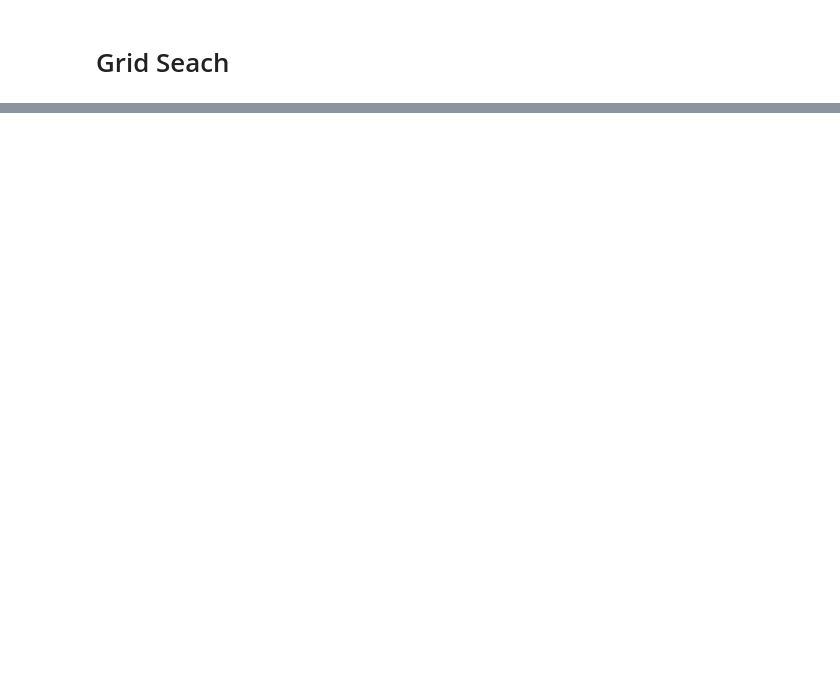
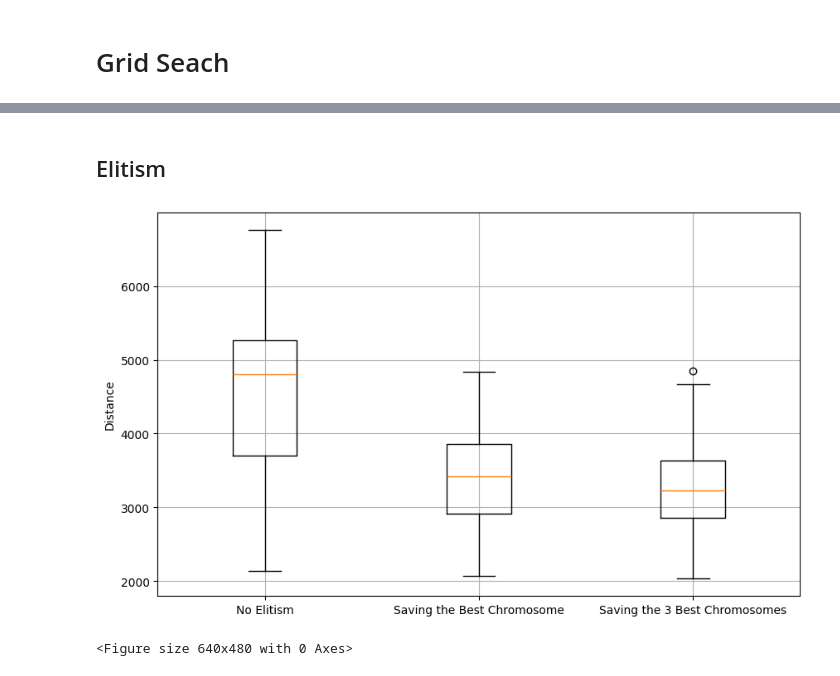
Before and after one commit to Daniel-and-Mauro-s-projects/CI_TSP, a Jupyter notebook: tsp.ipynb, the cells around one changed output, grey strips where cells are left out. Drawn from its saved outputs; the diff is of its cells as text; code cells hidden in the pictures; blank space fills up the shorter version.

```diff
--- a/tsp.ipynb
+++ b/tsp.ipynb
@@ -255,0 +383,17 @@ best_distance, best_params
+# %% [markdown]
+## Elitism
+# %%
+elitism_0 = data[data['elitism']==0]['distance']
+elitism_1 = data[data['elitism']==1]['distance']
+elitism_3 = data[data['elitism']==3]['distance']
+
+# Plot the results
+plt.figure(figsize=(10, 6))
+plt.boxplot([elitism_0, elitism_1,elitism_3], labels=['No Elitism', 'Saving the Best Chromosome', 'Saving the 3 Best Chromosomes'])
+plt.ylabel('Distance')
+plt.grid(True)
+plt.show()
+plt.savefig('results/elitism_boxplot.png')
+# %% [output]
+[figure, added]
+<Figure size 640x480 with 0 Axes>
```
Also changed, not shown: parts of 28 cells of this notebook, 28 other files.
